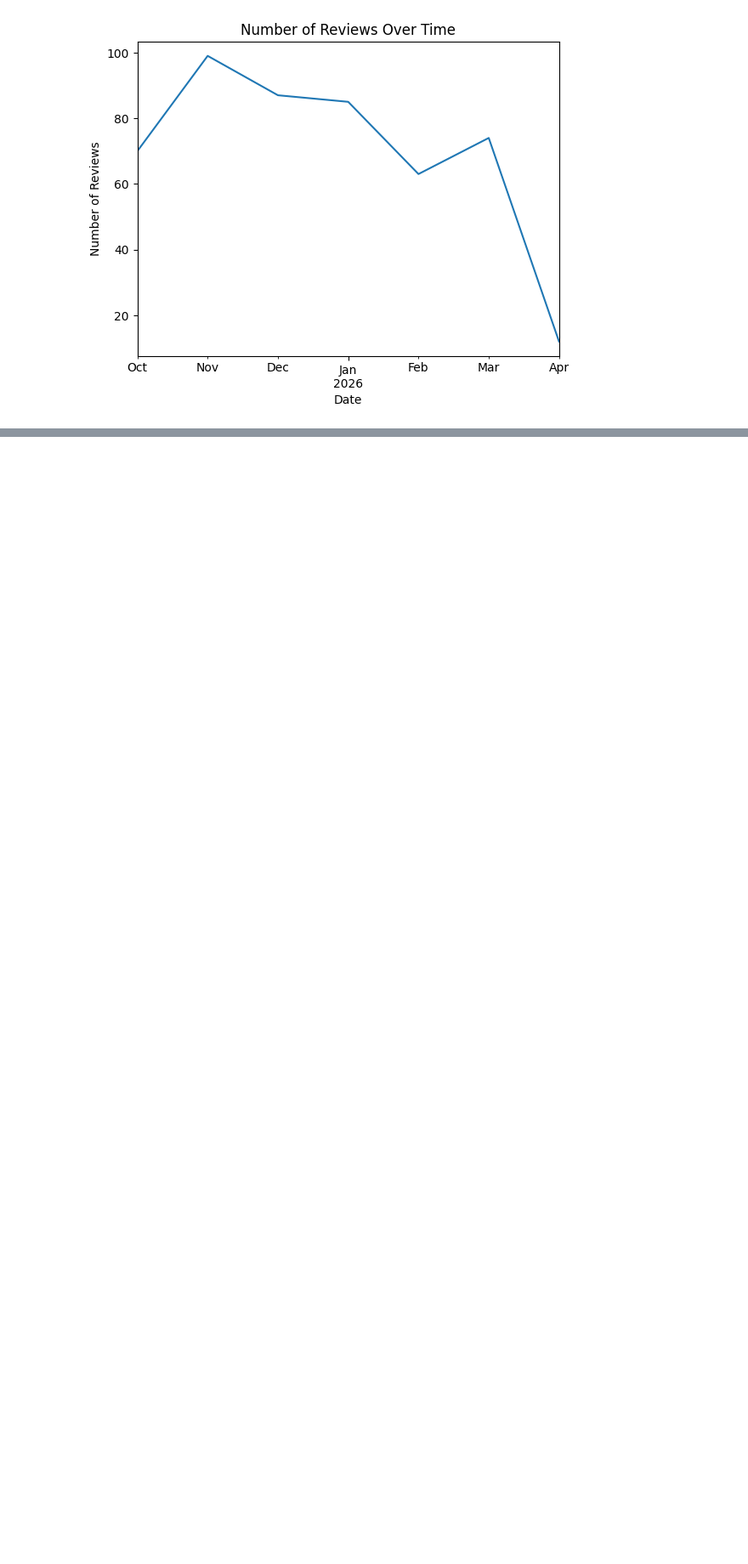
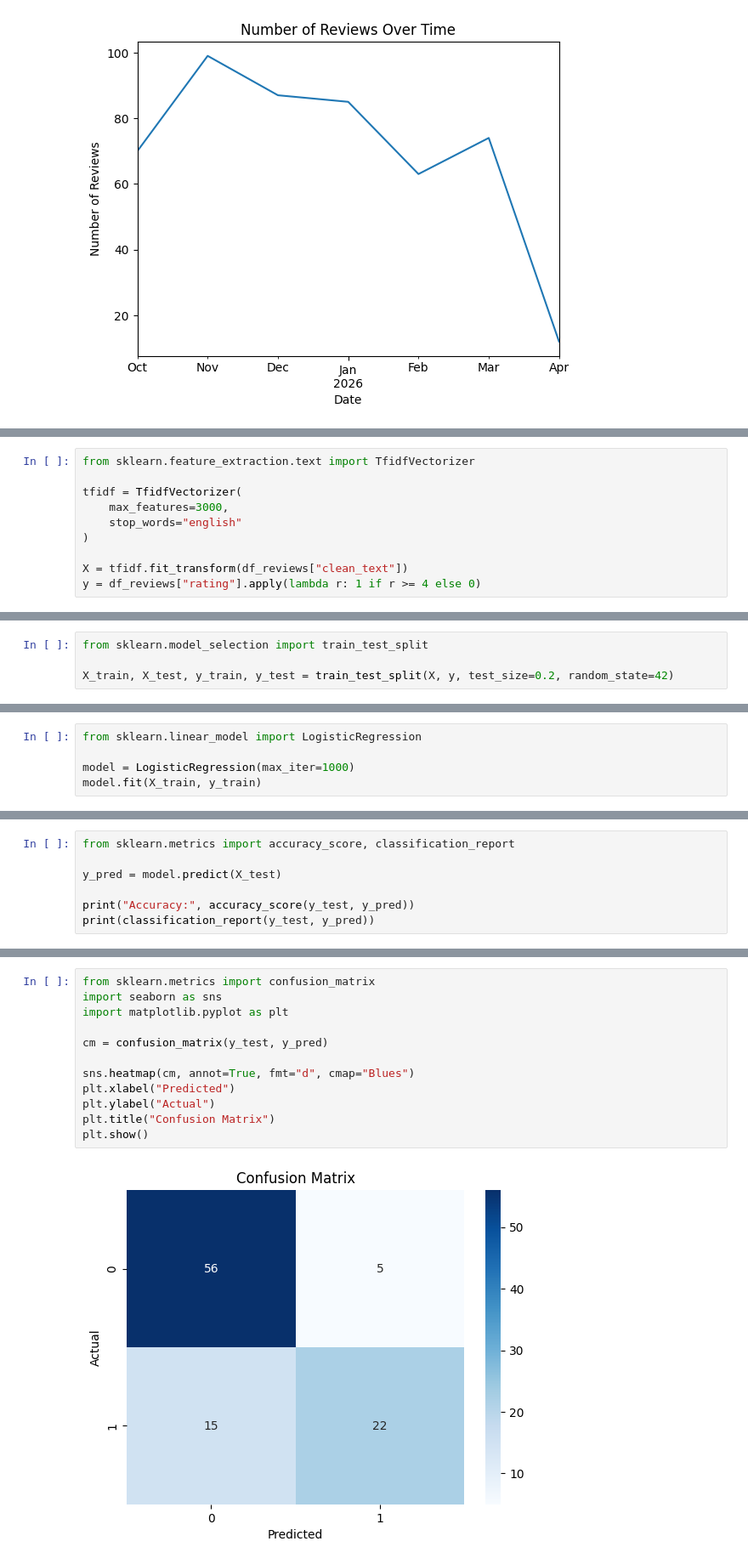
Before and after one commit to geoffreycloud/ios-app-review-insights, a Jupyter notebook: Sentiment_Analysis.ipynb, the cells around one changed output, grey strips where cells are left out. Shown at 85% size. Drawn from its saved outputs; the diff is of its cells as text; blank space fills up the shorter version.

Commit message:
Text preprocessing and model training/eval

```diff
--- a/Sentiment_Analysis.ipynb
+++ b/Sentiment_Analysis.ipynb
@@ -80,0 +179,10 @@ plt.show()
+# %%
+from sklearn.feature_extraction.text import TfidfVectorizer
+
+tfidf = TfidfVectorizer(
+    max_features=3000,
+    stop_words="english"
+)
+
+X = tfidf.fit_transform(df_reviews["clean_text"])
+y = df_reviews["rating"].apply(lambda r: 1 if r >= 4 else 0)
@@ -80,0 +191,4 @@ plt.show()
+# %%
+from sklearn.model_selection import train_test_split
+
+X_train, X_test, y_train, y_test = train_test_split(X, y, test_size=0.2, random_state=42)
@@ -80,0 +204,5 @@ plt.show()
+# %%
+from sklearn.linear_model import LogisticRegression
+
+model = LogisticRegression(max_iter=1000)
+model.fit(X_train, y_train)
@@ -80,0 +213,7 @@ plt.show()
+# %%
+from sklearn.metrics import accuracy_score, classification_report
+
+y_pred = model.predict(X_test)
+
+print("Accuracy:", accuracy_score(y_test, y_pred))
+print(classification_report(y_test, y_pred))
@@ -80,0 +230,14 @@ plt.show()
+# %%
+from sklearn.metrics import confusion_matrix
+import seaborn as sns
+import matplotlib.pyplot as plt
+
+cm = confusion_matrix(y_test, y_pred)
+
+sns.heatmap(cm, annot=True, fmt="d", cmap="Blues")
+plt.xlabel("Predicted")
+plt.ylabel("Actual")
+plt.title("Confusion Matrix")
+plt.show()
+# %% [output]
+[figure, added]
```
Also changed, not shown: parts of 22 cells of this notebook.
